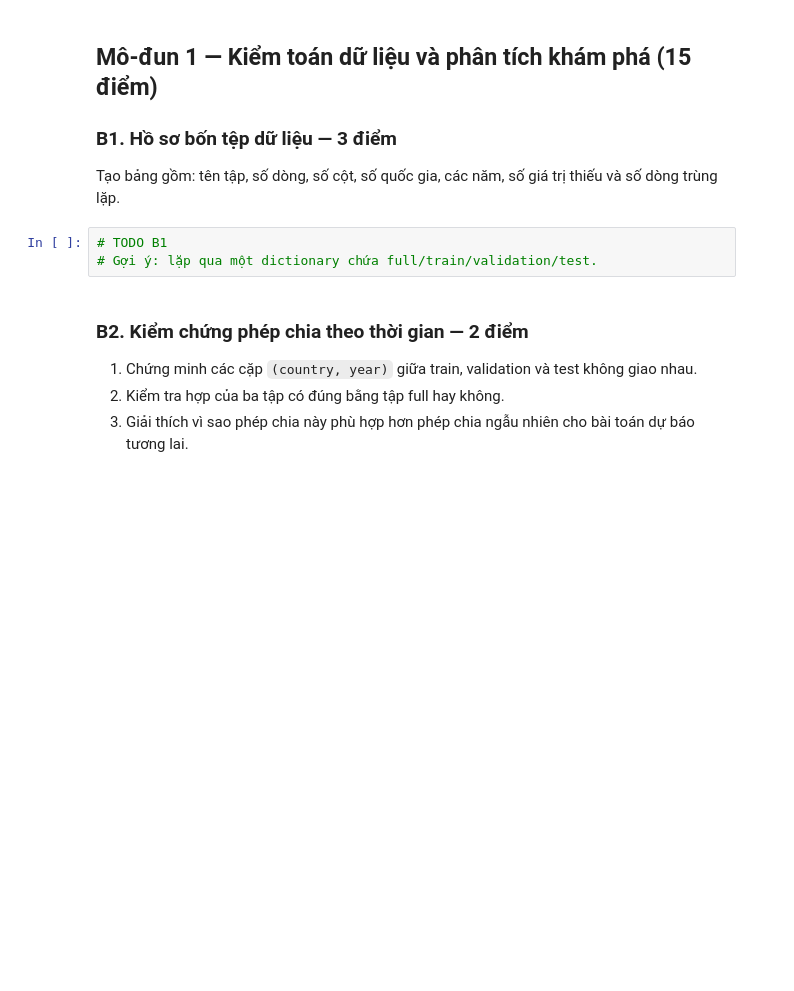
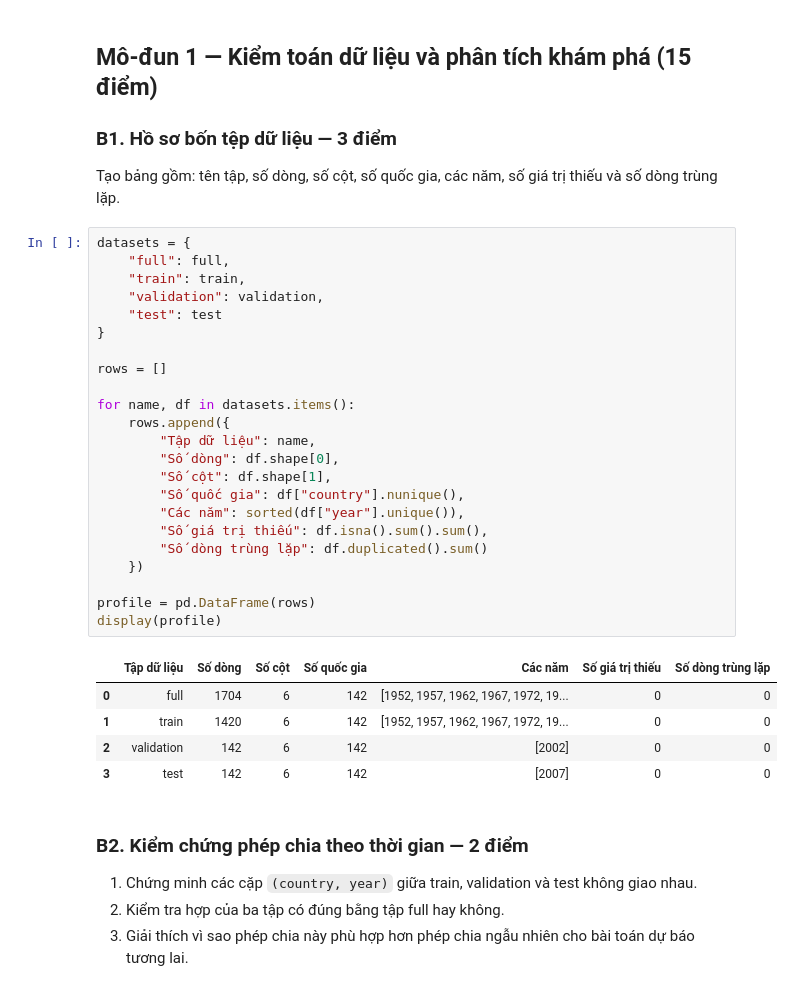
Before and after one commit to CaoRIV/machine-learning-practicals, a Jupyter notebook: 01_Bai_tap_Gapminder.ipynb, the cells around one changed output. Cells and saved outputs as stored; diff of their text form; blank space fills up the shorter version.

```diff
--- a/01_Bai_tap_Gapminder.ipynb
+++ b/01_Bai_tap_Gapminder.ipynb
@@ -76,9 +86,35 @@ Thư mục dữ liệu: /content/drive/MyDrive/ALastSemester/MachineLearning/Gap
 
 ### B1. Hồ sơ bốn tệp dữ liệu — 3 điểm
 Tạo bảng gồm: tên tập, số dòng, số cột, số quốc gia, các năm, số giá trị thiếu và số dòng trùng lặp.
-# %%
-# TODO B1
-# Gợi ý: lặp qua một dictionary chứa full/train/validation/test.
+# %%
+datasets = {
+    "full": full,
+    "train": train,
+    "validation": validation,
+    "test": test
+}
+
+rows = []
+
+for name, df in datasets.items():
+    rows.append({
+        "Tập dữ liệu": name,
+        "Số dòng": df.shape[0],
+        "Số cột": df.shape[1],
+        "Số quốc gia": df["country"].nunique(),
+        "Các năm": sorted(df["year"].unique()),
+        "Số giá trị thiếu": df.isna().sum().sum(),
+        "Số dòng trùng lặp": df.duplicated().sum()
+    })
+
+profile = pd.DataFrame(rows)
+display(profile)
+# %% [output]
+|  | Tập dữ liệu | Số dòng | Số cột | Số quốc gia | Các năm | Số giá trị thiếu | Số dòng trùng lặp |
+| 0 | full | 1704 | 6 | 142 | [1952, 1957, 1962, 1967, 1972, 19... | 0 | 0 |
+| 1 | train | 1420 | 6 | 142 | [1952, 1957, 1962, 1967, 1972, 19... | 0 | 0 |
+| 2 | validation | 142 | 6 | 142 | [2002] | 0 | 0 |
+| 3 | test | 142 | 6 | 142 | [2007] | 0 | 0 |
 # %% [markdown]
 ### B2. Kiểm chứng phép chia theo thời gian — 2 điểm
 
```
Also changed, not shown: parts of 12 cells of this notebook, 4 other files.
